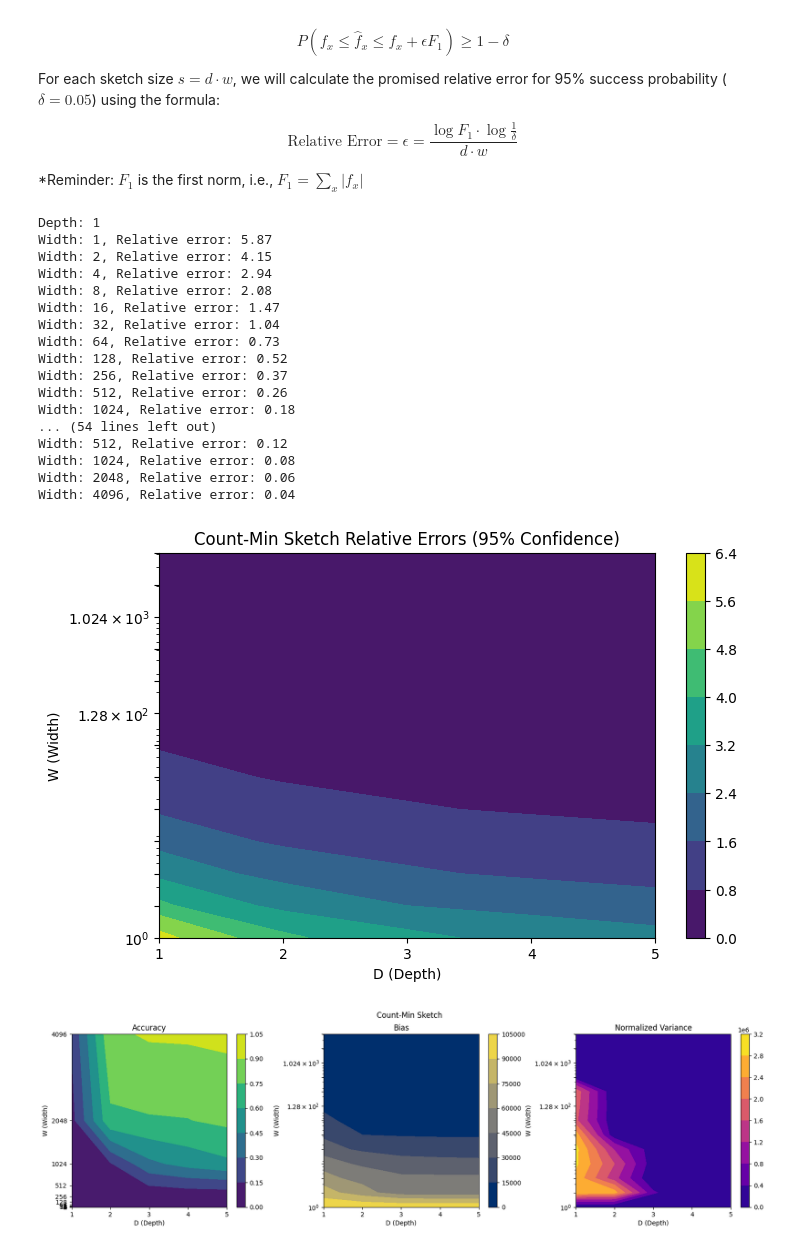
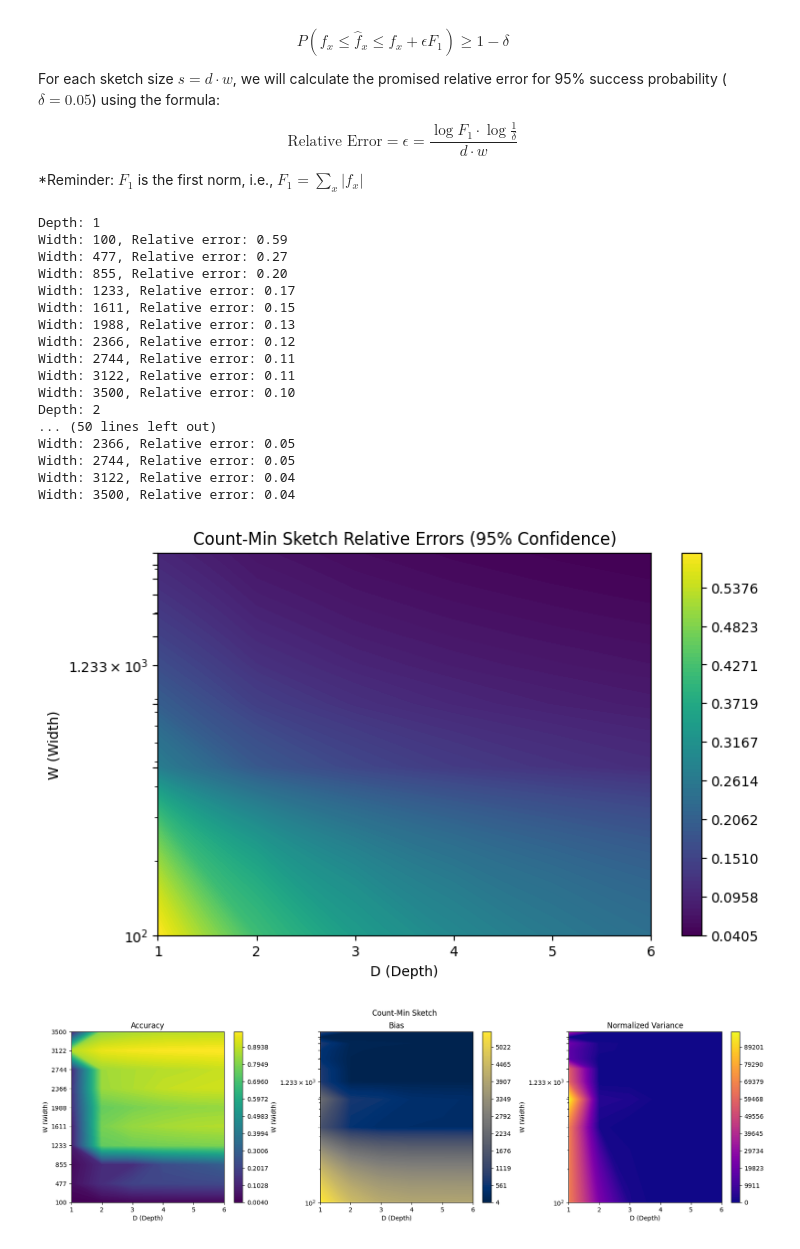
Before and after one commit to Gal-Noy/MSC-Data-Streaming-Algorithms, a Jupyter notebook: FM_CountMin/FM_CountMin.ipynb, the cells around one changed output. Drawn from its saved outputs; the diff is of its cells as text; code cells hidden in the pictures.

```diff
--- a/FM_CountMin/FM_CountMin.ipynb
+++ b/FM_CountMin/FM_CountMin.ipynb
@@ -163,11 +163,12 @@ delta = 0.05  # Calculate the guaranteed relative error with 95% confidence
 fm_beta_results = {}
 fm_beta_relative_errors = {}
 
-S = [2**i for i in range(9)]
+S = np.linspace(10, 100, 10, dtype=int)
+
 for s in S:
     epsilon = np.sqrt(1 / (delta * s))
     print(f"Sketch size: {s}, Relative error: {epsilon:.2f}")
-    fm_beta_results[s] = [flajolet_martin_beta(stream, s, i**3) for i in range(NUM_RUNS)]
+    fm_beta_results[s] = [flajolet_martin_beta(stream, s, i) for i in range(NUM_RUNS)]
     fm_beta_relative_errors[s] = epsilon
 
 def plot_relative_errors(relative_errors: dict, title: str):
@@ -329,25 +327,26 @@ FM estimators: s=256, Relative error: 0.12
 # %%
-def plot_contour(grid: np.ndarray, title: str, A: list, B: list, labels: tuple, log_y: bool = True, log_metric: bool = False, cmap='viridis'):
+def plot_contour(grid: np.ndarray, title: str, X: list, Y: list, labels: tuple, log_y: bool = True, log_metric: bool = False, cmap='viridis'):
     """
     Plot a contour plot.
     :param grid: The grid to plot
     :param title: The title of the plot
-    :param A: The values of the first axis
-    :param B: The values of the second axis
+    :param X: The values of the first axis
+    :param Y: The values of the second axis
     :param labels: The labels of the axes
     :param log_y: Whether to use log scale for the y-axis
     :param log_metric: Whether to use log scale for the metric
     :param cmap: The colormap to use
     """
-    contour = plt.contourf(A, B, np.log10(grid) if log_metric else grid, cmap=cmap)
+    levels = np.linspace(np.min(grid), np.max(grid), 100)
+    contour = plt.contourf(X, Y, np.log10(grid) if log_metric else grid, levels=levels, cmap=cmap)
     plt.colorbar(contour)
     plt.xlabel(labels[0])
     plt.ylabel(labels[1])
     if log_y:
         plt.yscale("log")
     plt.title(title)
-    plt.xticks(A)
-    plt.yticks(B)
+    plt.xticks(X)
+    plt.yticks(Y)
 
 T_label = 'T (FM Beta instances)'
 S_label = 'S (FM estimators)'
@@ -429,14 +428,17 @@ def count_min_sketch(stream: np.ndarray, d: int, w: int, seed: int = SEED) -> np
     hash_funcs = np.random.default_rng(seed).integers(0, w, size=(d, 2))
     unique_elements, counts = np.unique(stream, return_counts=True)
     assert len(unique_elements) == NUM_UNIQUE
-    unique_element_to_indices = np.array([[int(idx) for idx in hash_stream(unique_elements, a, b, w, normalize=False)] for a, b in hash_funcs]).T
-    assert unique_element_to_indices.shape == (len(unique_elements), d), f"Unique element to indices shape: {unique_element_to_indices.shape}"
+    hashed_unique_elements = np.array([[int(idx) for idx in hash_stream(unique_elements, a, b, w, normalize=False)] for a, b in hash_funcs])
 
     # Create the sketch and increment the counts for each unique element at the hashed indices
     sketch = np.zeros((d, w))
-    np.add.at(sketch, (np.arange(d)[:, None], unique_element_to_indices.T), counts)
+    np.add.at(sketch, (np.arange(d)[:, None], hashed_unique_elements), counts)
 
     # Calculate estimated frequencies for each unique element in the stream
-    freqs = np.array([np.min([sketch[j, unique_element_to_indices[i, j]] for j in range(d)]) for i in range(len(unique_elements))])
+    freqs = np.min(sketch[np.arange(d)[:, None], hashed_unique_elements], axis=0)
+    return freqs
 
-    return freqs
+unique_elements, counts = np.unique(stream, return_counts=True)
+estimated = count_min_sketch(stream, 10, 1000)
+print(f"True frequency of 100 - {counts[2]}")
+print(f"Estimated frequency of 100 - {estimated[2]}")
@@ -455,46 +460,46 @@ $$
 
 *Reminder: $F_1$ is the first norm, i.e., $F_1 = \sum_x |f_x|$
 # %%
-D = [1, 2, 3, 4, 5]
-W = [2**i for i in range(13)]
+D = [1, 2, 3, 4, 5, 6]
+W = np.linspace(100, 3500, 10, dtype=int)
 
 count_min_results = {}
 count_min_relative_errors = np.zeros((len(W), len(D)))
 
 for _d, d in enumerate(D):
     print(f"Depth: {d}")
     count_min_results[d] = {}
     for _w, w in enumerate(W):
         epsilon = np.sqrt(np.log(NUM_ELEMENTS) * np.log(1 / delta) / (d * w))  # F1 = NUM_ELEMENTS
         print(f"Width: {w}, Relative error: {epsilon:.2f}")
-        count_min_results[d][w] = [count_min_sketch(stream, d, w, i**3) for i in range(NUM_RUNS)]
+        count_min_results[d][w] = [count_min_sketch(stream, d, w, i) for i in range(NUM_RUNS)]
         count_min_relative_errors[_w, _d] = epsilon
 
 D_label = 'D (Depth)'
 W_label = 'W (Width)'
 
 plt.figure(figsize=(8, 5))
 plot_contour(count_min_relative_errors, "Count-Min Sketch Relative Errors (95% Confidence)", D, W, (D_label, W_label))
 plt.show()
 # %% [output]
 Depth: 1
-Width: 1, Relative error: 5.87
-Width: 2, Relative error: 4.15
-Width: 4, Relative error: 2.94
-Width: 8, Relative error: 2.08
-Width: 16, Relative error: 1.47
-Width: 32, Relative error: 1.04
-Width: 64, Relative error: 0.73
-Width: 128, Relative error: 0.52
-Width: 256, Relative error: 0.37
-Width: 512, Relative error: 0.26
-Width: 1024, Relative error: 0.18
-... (54 lines left out)
-Width: 512, Relative error: 0.12
-Width: 1024, Relative error: 0.08
-Width: 2048, Relative error: 0.06
-Width: 4096, Relative error: 0.04
+Width: 100, Relative error: 0.59
+Width: 477, Relative error: 0.27
+Width: 855, Relative error: 0.20
+Width: 1233, Relative error: 0.17
+Width: 1611, Relative error: 0.15
+Width: 1988, Relative error: 0.13
+Width: 2366, Relative error: 0.12
+Width: 2744, Relative error: 0.11
+Width: 3122, Relative error: 0.11
+Width: 3500, Relative error: 0.10
+Depth: 2
+... (50 lines left out)
+Width: 2366, Relative error: 0.05
+Width: 2744, Relative error: 0.05
+Width: 3122, Relative error: 0.04
+Width: 3500, Relative error: 0.04
-[figure, old version]
+[figure, new version]
 # %%
 # Top 100 heavy hitters
 heavy_hitters = np.argsort(-np.bincount(stream))[:100]
@@ -541,7 +546,7 @@ plot_contour(normalized_variance_grid, "Normalized Variance", D, W, (D_label, W_
 plt.subplots_adjust(wspace=0.3)
 plt.show()
 # %% [output]
-[figure, old version]
+[figure, new version]
 # %% [markdown]
 As the sketch size $s$ (determined by depth $d$ and width $w$) increases, the following trends are observed:
 
```
Also changed, not shown: parts of 8 cells of this notebook.
